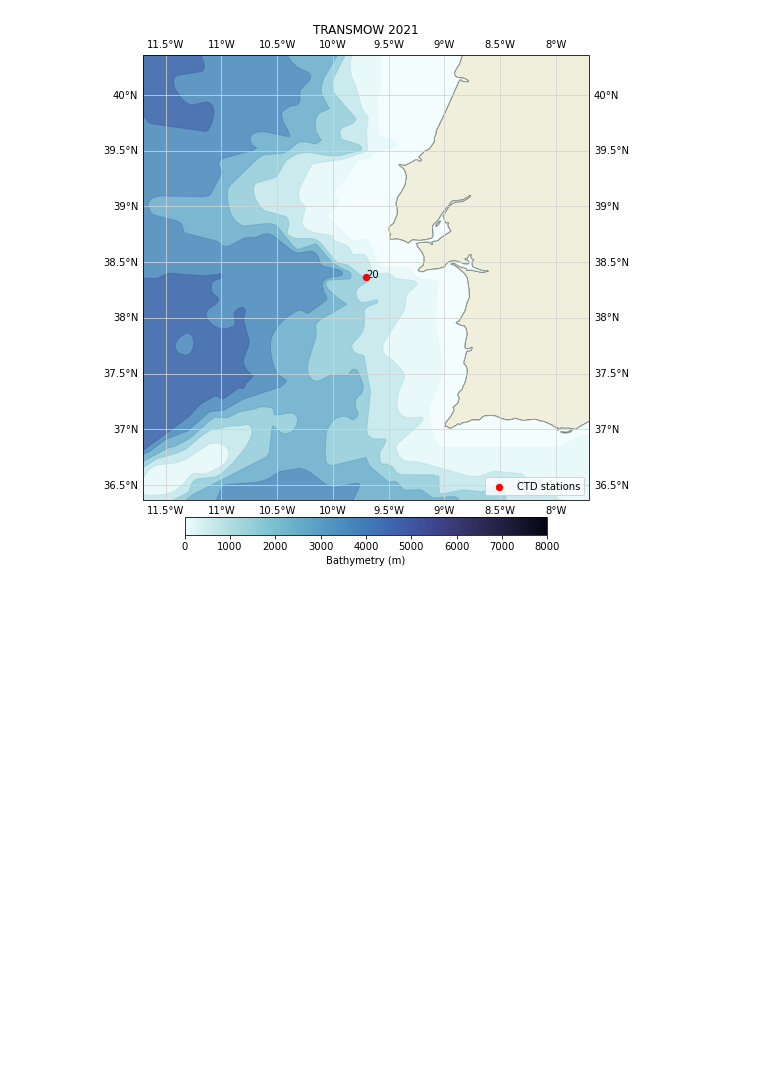
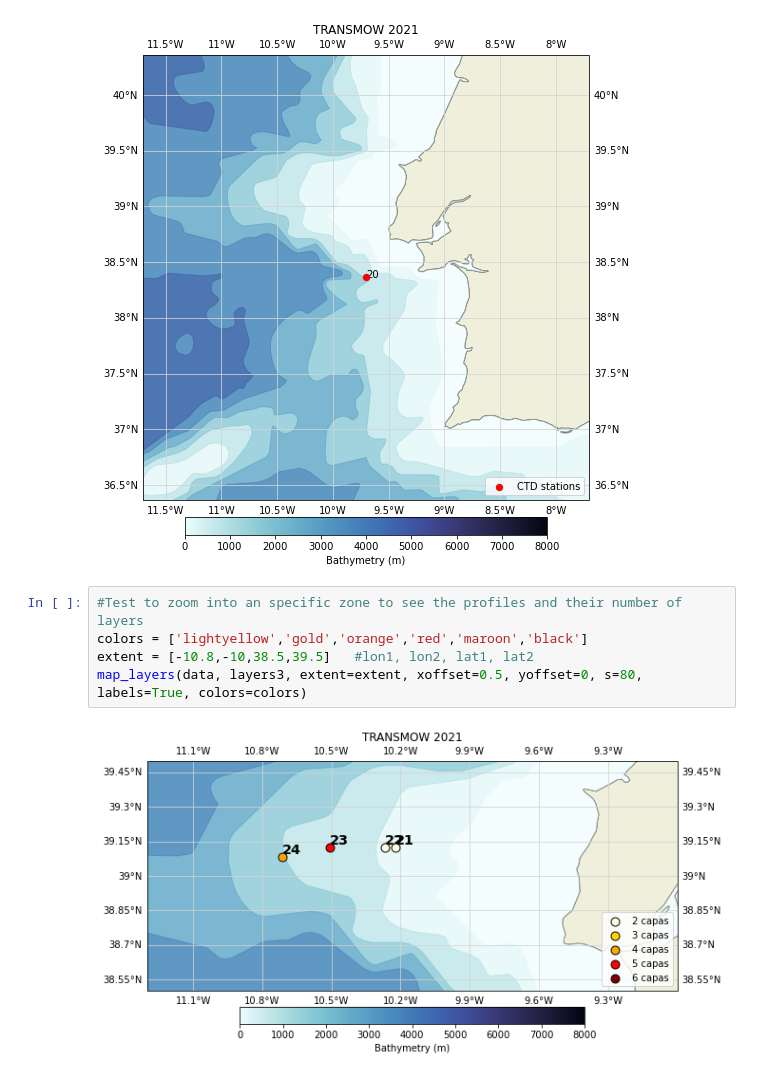
Before and after one commit to zpau/TFM, a Jupyter notebook: 5_Maps/Maps.ipynb, the cells around one changed output. Saved outputs shown, nothing was run; the diff lists cells and outputs as text; blank space fills up the shorter version.

```diff
--- a/5_Maps/Maps.ipynb
+++ b/5_Maps/Maps.ipynb
@@ -174,3 +174,10 @@ for i in layers3.index:
 [figure]
      Profiles with  6  layers
 [figure]
+# %%
+#Test to zoom into an specific zone to see the profiles and their number of layers
+colors = ['lightyellow','gold','orange','red','maroon','black']
+extent = [-10.8,-10,38.5,39.5]   #lon1, lon2, lat1, lat2
+map_layers(data, layers3, extent=extent, xoffset=0.5, yoffset=0, s=80, labels=True, colors=colors)
+# %% [output]
+[figure, added]
```
Also changed, not shown: parts of 1 cell of this notebook.
